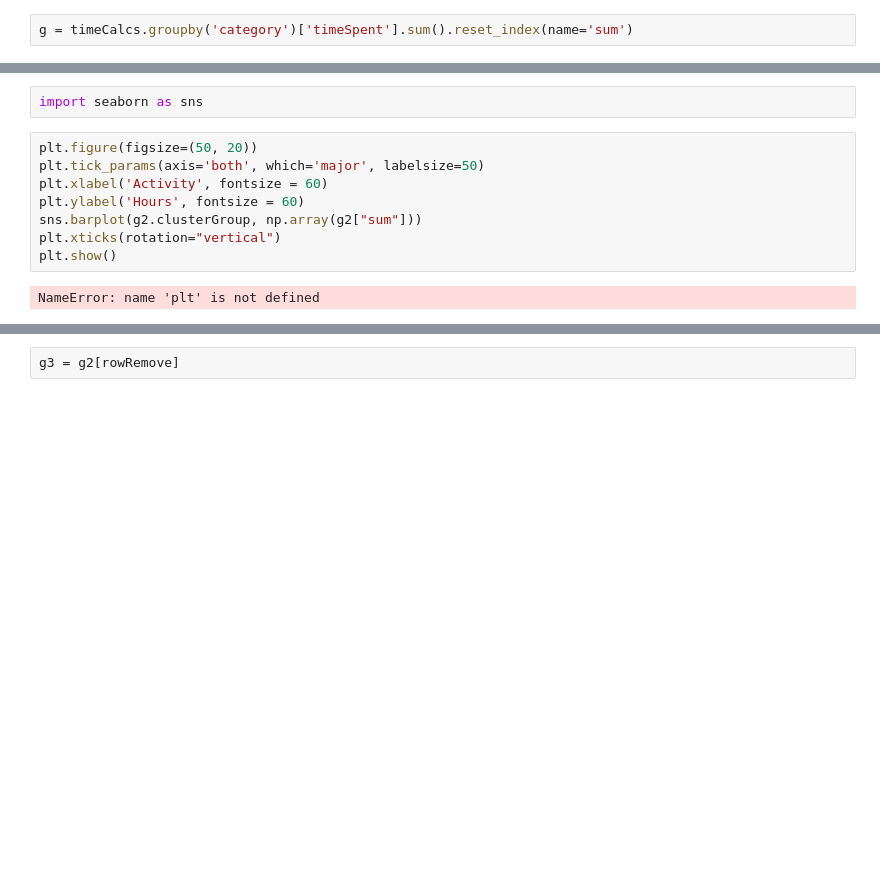
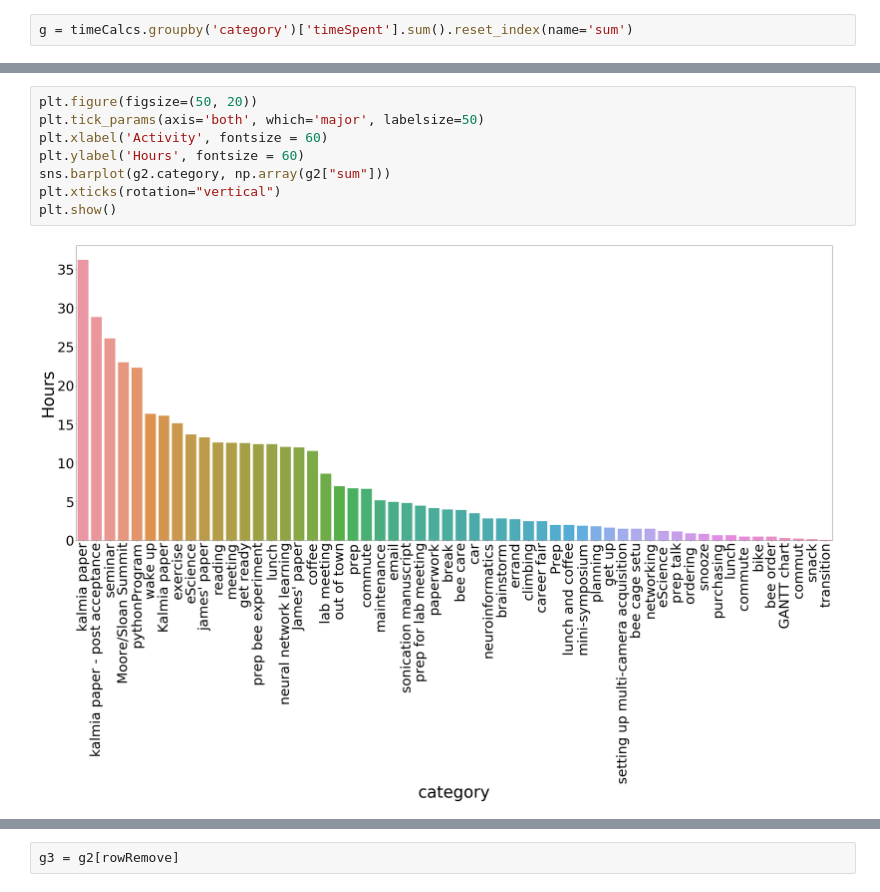
Before and after one commit to callinSwitzer/GarbageCollector, a Jupyter notebook: Time Inventory.ipynb, the cells around one changed output, grey strips where cells are left out. Drawn from its saved outputs; the diff is of its cells as text; blank space fills up the shorter version.

```diff
--- a/Time Inventory.ipynb
+++ b/Time Inventory.ipynb
@@ -200,14 +169,12 @@ g2.head()
-# %%
-import seaborn as sns
 # %%
 plt.figure(figsize=(50, 20))
 plt.tick_params(axis='both', which='major', labelsize=50)
 plt.xlabel('Activity', fontsize = 60)
 plt.ylabel('Hours', fontsize = 60)
-sns.barplot(g2.clusterGroup, np.array(g2["sum"]))
+sns.barplot(g2.category, np.array(g2["sum"]))
 plt.xticks(rotation="vertical")
 plt.show()
 # %% [output]
-NameError: name 'plt' is not defined
+[figure, added]
 # %%
 np.array(g["sum"])
```
Also changed, not shown: parts of 17 cells of this notebook.
